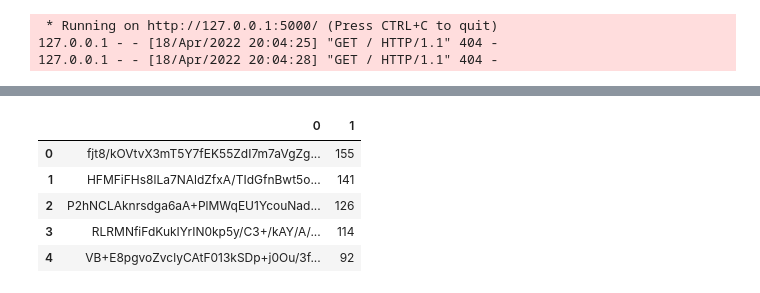
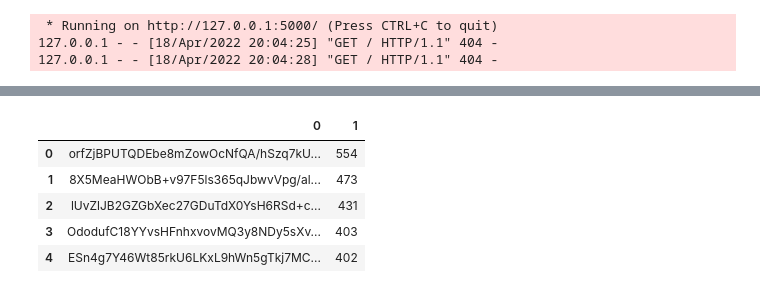
Before and after one commit to ahreed304/pixel-wars, a Jupyter notebook: code/main.ipynb, the cells around one changed output, grey strips where cells are left out. Drawn from its saved outputs; the diff is of its cells as text; code cells hidden in the pictures.

Commit message:
added where clause generator

```diff
--- a/code/main.ipynb
+++ b/code/main.ipynb
@@ -20,0 +37,14 @@ NameError: name 'cursor' is not defined
+# %%
+# top_left = (176,494)
+# bottom_right = (243,527)
+# query
+def generate_where_clause(top_left, bottom_right):
+    return f'where x >= {top_left[0]} and x <= {bottom_right[0]} and y >= {top_left[1]} and y <= {bottom_right[1]}'
+
+
+where_clause = generate_where_clause(
+    (176,494),
+    (243,527)
+)
+query = f'''select pixel_color, count(*) as color_count from pixel_placement {where_clause} group by pixel_color order by color_count desc;'''
+query
@@ -228,24 +275,24 @@ heatmap_data_result.head()
 # %%
 # -- PIXELS BY USER: number of pixels placed per each user in the (x < 10) and (y < 10) frame
 # -- DATE: FOR HEATMAP number of pixels placed by hour per each day
-query='''
+query=f'''
 select user_id,
 count(*) as user_freq
 from pixel_placement
-	where x < 10 and y < 10
+	{where_clause}
 	group by user_id
 	order by user_freq desc;
 '''
 cursor.execute(query)
 barplot_data_result = pd.DataFrame(cursor.fetchall())
 barplot_data_result.head()
 # %% [output]
 |  | 0 | 1 |
-| 0 | fjt8/kOVtvX3mT5Y7fEK55ZdI7m7aVgZg... | 155 |
-| 1 | HFMFiFHs8lLa7NAldZfxA/TIdGfnBwt5o... | 141 |
-| 2 | P2hNCLAknrsdga6aA+PlMWqEU1YcouNad... | 126 |
-| 3 | RLRMNfiFdKukIYrIN0kp5y/C3+/kAY/A/... | 114 |
-| 4 | VB+E8pgvoZvclyCAtF013kSDp+j0Ou/3f... | 92 |
+| 0 | orfZjBPUTQDEbe8mZowOcNfQA/hSzq7kU... | 554 |
+| 1 | 8X5MeaHWObB+v97F5ls365qJbwvVpg/al... | 473 |
+| 2 | lUvZlJB2GZGbXec27GDuTdX0YsH6RSd+c... | 431 |
+| 3 | OdodufC18YYvsHFnhxvovMQ3y8NDy5sXv... | 403 |
+| 4 | ESn4g7Y46Wt85rkU6LKxL9hWn5gTkj7MC... | 402 |
 # %%
 barplot_dataset = barplot_data_result.groupby(1).count()
 barplot_dataset
```
Also changed, not shown: parts of 10 cells of this notebook.
